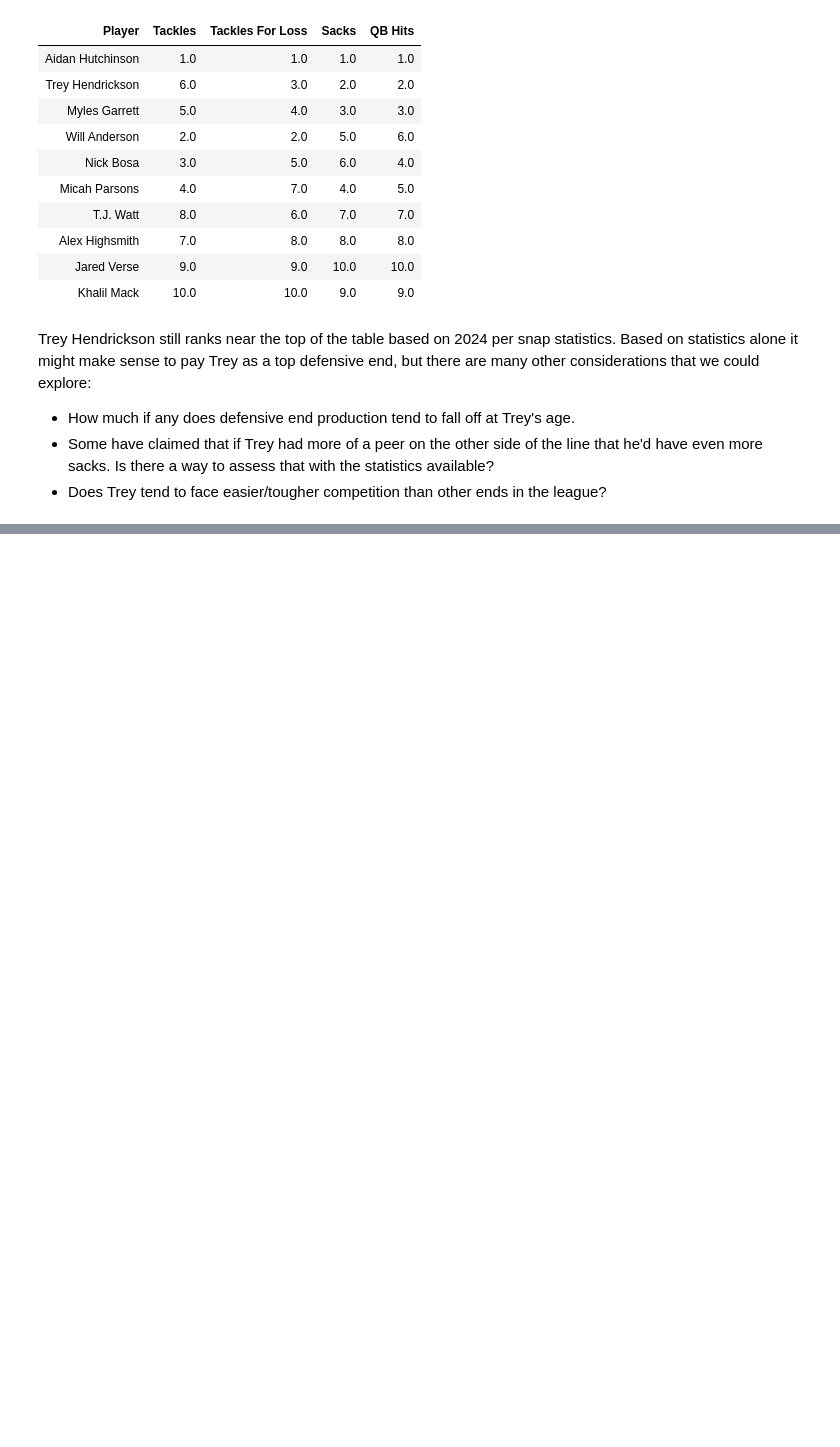
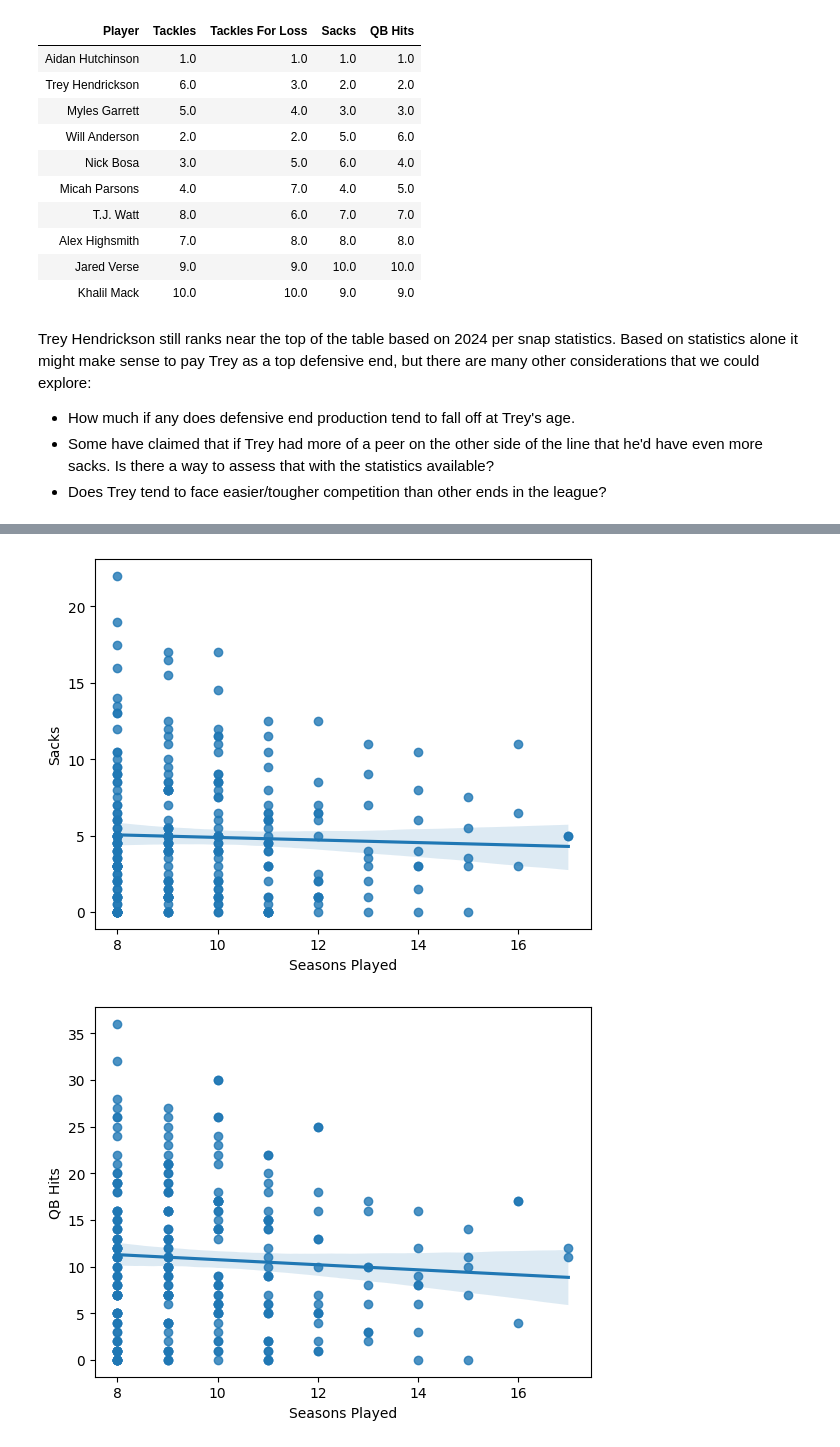
Before and after one commit to joe-harter/nfl-analysis, a Jupyter notebook: player_analysis/trey_hendrickson/2024_exploration.ipynb, the cells around one changed output, grey strips where cells are left out. Saved outputs shown, nothing was run; the diff lists cells and outputs as text; code cells hidden in the pictures; blank space fills up the shorter version.

```diff
--- a/player_analysis/trey_hendrickson/2024_exploration.ipynb
+++ b/player_analysis/trey_hendrickson/2024_exploration.ipynb
@@ -229,0 +286,46 @@ Trey Hendrickson still ranks near the top of the table based on 2024 per snap st
+# %%
+# de_df['season_count']
+seasoned_df = de_df[de_df["nth_season"] > 7]
+
+grouped_seasoned_df = seasoned_df.groupby(["player_id", "season"]).agg(
+    {
+        "player_display_name": "max",
+        "nth_season": "max",
+        "def_sacks": "sum",
+        "def_tackles": "sum",
+        "def_tackles_for_loss": "sum",
+        "def_qb_hits": "sum",
+    }
+)
+
+# Get axes so they plot in separate graphs
+fig1, sacks_ax = plt.subplots()
+fig2, qb_hits_ax = plt.subplots()
+fig3, tackles_ax = plt.subplots()
+fig4, tfl_ax = plt.subplots()
+
+# Generate plots
+sacks_ax = sns.regplot(
+    x="nth_season", y="def_sacks", data=grouped_seasoned_df, ax=sacks_ax
+)
+qb_hits_ax = sns.regplot(
+    x="nth_season", y="def_qb_hits", data=grouped_seasoned_df, ax=qb_hits_ax
+)
+tackles_ax = sns.regplot(
+    x="nth_season", y="def_tackles", data=grouped_seasoned_df, ax=tackles_ax
+)
+tfl_ax = sns.regplot(
+    x="nth_season", y="def_tackles_for_loss", data=grouped_seasoned_df, ax=tfl_ax
+)
+
+# Set labels
+sacks_ax.set(xlabel="Seasons Played", ylabel="Sacks")
+qb_hits_ax.set(xlabel="Seasons Played", ylabel="QB Hits")
+tackles_ax.set(xlabel="Seasons Played", ylabel="Tackles")
+tfl_ax.set(xlabel="Seasons Played", ylabel="Tackles For Loss")
+
+# Show it
+plt.show()
+# %% [output]
+[figure, added]
+[figure, added]
```
Also changed, not shown: parts of 6 cells of this notebook, 6 other files.
